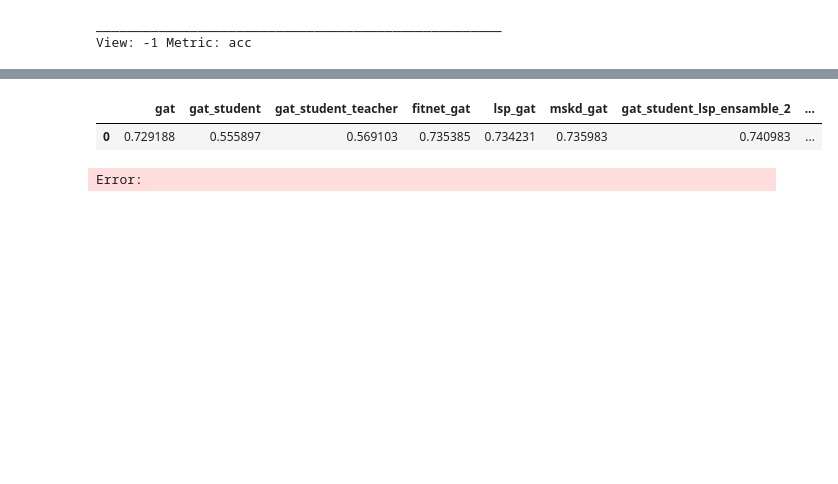
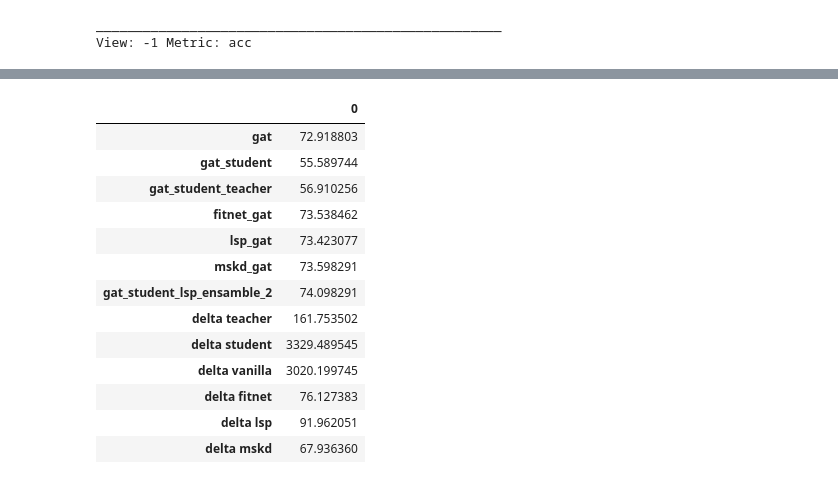
Before and after one commit to LorenzoStigliano/thesis-imperial, a Jupyter notebook: src/notebooks/study_MedMNIST_BreastMNIST_gat_gat.ipynb, the cells around one changed output, grey strips where cells are left out. Saved outputs shown, nothing was run; the diff lists cells and outputs as text; code cells hidden in the pictures; blank space fills up the shorter version.

```diff
--- a/src/notebooks/study_MedMNIST_BreastMNIST_gat_gat.ipynb
+++ b/src/notebooks/study_MedMNIST_BreastMNIST_gat_gat.ipynb
@@ -508,19 +549,32 @@ View: -1 Metric: acc
 # %%
 models=["gat", "gat_student", "gat_student_teacher", "fitnet_gat", "lsp_gat", "mskd_gat", "gat_student_lsp_ensamble_2"]
 
 average_across_views_df = pd.DataFrame(view_mean[0][:,-1])
 average_across_views_df_mean = average_across_views_df.T
 
 average_across_views_df_mean.columns = models
 average_across_views_df_mean
 
+average_across_views_df_mean["delta teacher"] = ((average_across_views_df_mean["gat_student_lsp_ensamble_2"] - average_across_views_df_mean["gat"]) / average_across_views_df_mean["gat"])*100
+average_across_views_df_mean["delta student"] = ((average_across_views_df_mean["gat_student_lsp_ensamble_2"] - average_across_views_df_mean["gat_student"]) / average_across_views_df_mean["gat_student"])*100
 average_across_views_df_mean["delta vanilla"] = ((average_across_views_df_mean["gat_student_lsp_ensamble_2"] - average_across_views_df_mean["gat_student_teacher"]) / average_across_views_df_mean["gat_student_teacher"])*100
 average_across_views_df_mean["delta fitnet"] = ((average_across_views_df_mean["gat_student_lsp_ensamble_2"] - average_across_views_df_mean["fitnet_gat"]) / average_across_views_df_mean["fitnet_gat"])*100
 average_across_views_df_mean["delta lsp"] = ((average_across_views_df_mean["gat_student_lsp_ensamble_2"] - average_across_views_df_mean["lsp_gat"]) / average_across_views_df_mean["lsp_gat"])*100
 average_across_views_df_mean["delta mskd"] = ((average_across_views_df_mean["gat_student_lsp_ensamble_2"] - average_across_views_df_mean["mskd_gat"]) / average_across_views_df_mean["mskd_gat"])*100
 
-average_across_views_df_mean
+average_across_views_df_mean.T*100
 # %% [output]
-|  | gat | gat_student | gat_student_teacher | fitnet_gat | lsp_gat | mskd_gat | gat_student_lsp_ensamble_2 | ... |
-| 0 | 0.729188 | 0.555897 | 0.569103 | 0.735385 | 0.734231 | 0.735983 | 0.740983 | ... |
+|  | 0 |
+| gat | 72.918803 |
+| gat_student | 55.589744 |
+| gat_student_teacher | 56.910256 |
+| fitnet_gat | 73.538462 |
+| lsp_gat | 73.423077 |
+| mskd_gat | 73.598291 |
+| gat_student_lsp_ensamble_2 | 74.098291 |
+| delta teacher | 161.753502 |
+| delta student | 3329.489545 |
+| delta vanilla | 3020.199745 |
+| delta fitnet | 76.127383 |
+| delta lsp | 91.962051 |
+| delta mskd | 67.936360 |
-Error:
```
Also changed, not shown: parts of 6 cells of this notebook, 8 other files.
